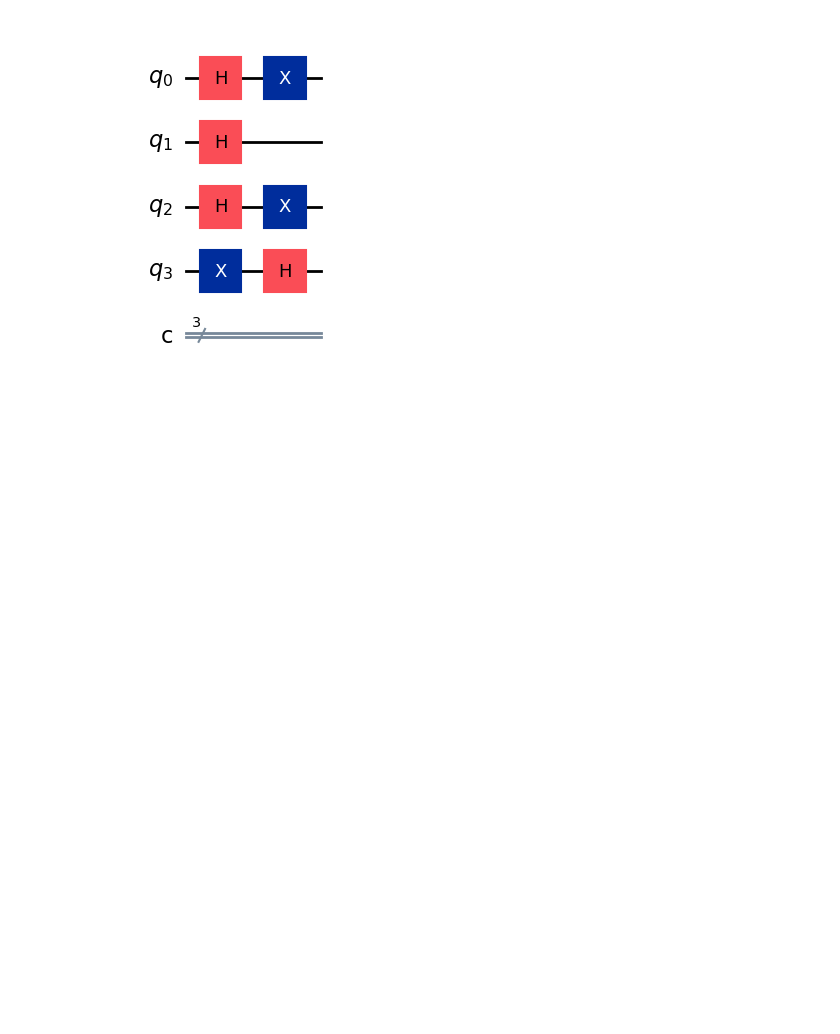
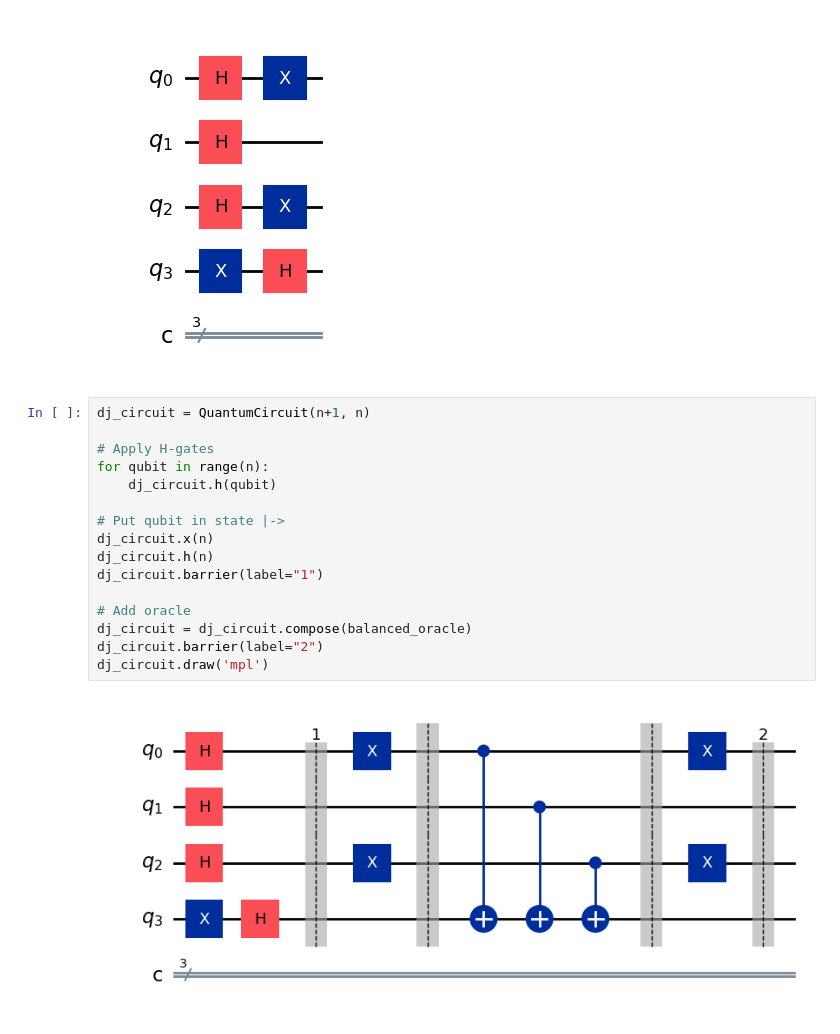
Before and after one commit to steventohme/CP400, a Jupyter notebook: Assignment1.ipynb, the cells around one changed output. Drawn from its saved outputs; the diff is of its cells as text; blank space fills up the shorter version.

```diff
--- a/Assignment1.ipynb
+++ b/Assignment1.ipynb
@@ -30,3 +64,21 @@ dj_circuit.x(2)
 dj_circuit.draw('mpl')
 # %% [output]
 [figure]
+# %%
+dj_circuit = QuantumCircuit(n+1, n)
+
+# Apply H-gates
+for qubit in range(n):
+    dj_circuit.h(qubit)
+
+# Put qubit in state |->
+dj_circuit.x(n)
+dj_circuit.h(n)
+dj_circuit.barrier(label="1")
+
+# Add oracle
+dj_circuit = dj_circuit.compose(balanced_oracle)
+dj_circuit.barrier(label="2")
+dj_circuit.draw('mpl')
+# %% [output]
+[figure, added]
```
Also changed, not shown: parts of 6 cells of this notebook.
